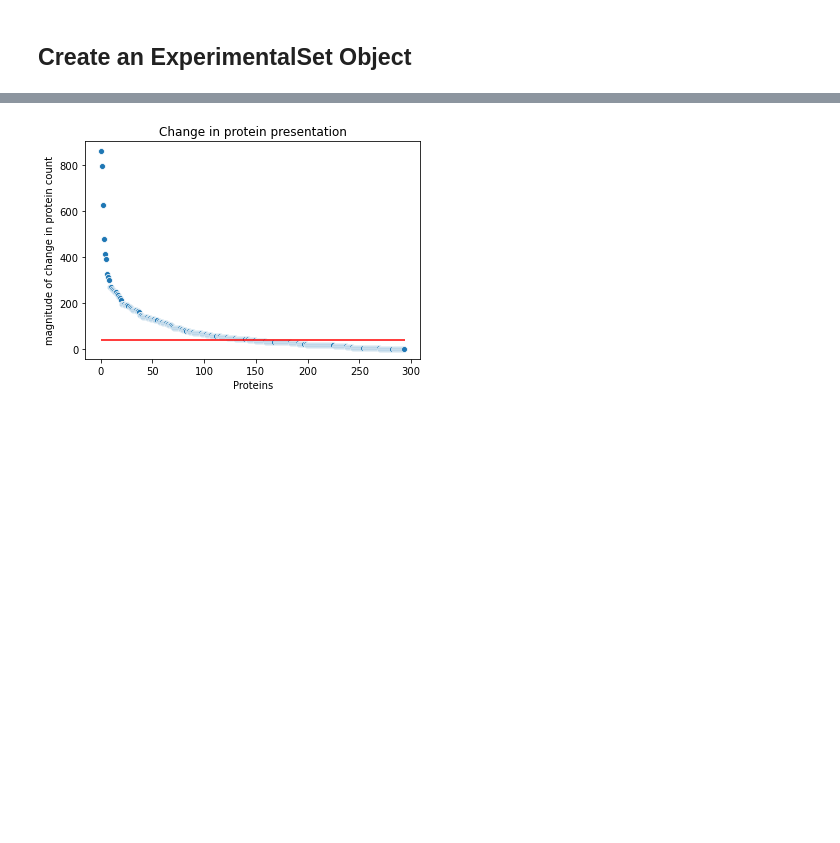
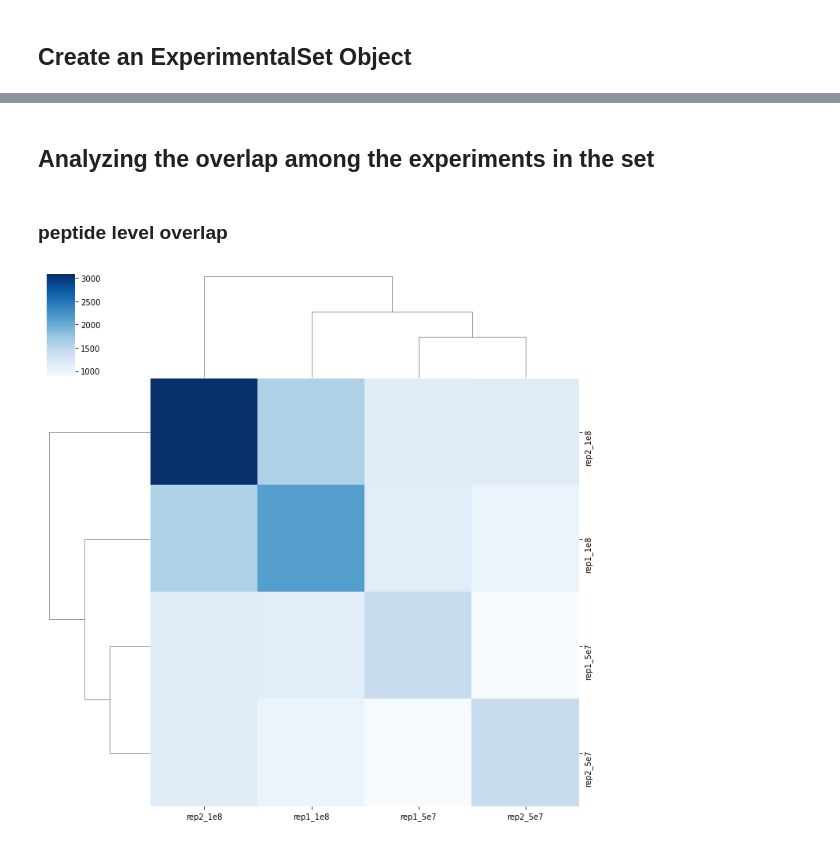
Before and after one commit to ikmb/iptoolkit, a Jupyter notebook: Tutorials/Tutorial_three_comparing_different_experiments.ipynb, the cells around one changed output, grey strips where cells are left out. Drawn from its saved outputs; the diff is of its cells as text; code cells hidden in the pictures; blank space fills up the shorter version.

```diff
--- a/Tutorials/Tutorial_three_comparing_different_experiments.ipynb
+++ b/Tutorials/Tutorial_three_comparing_different_experiments.ipynb
@@ -52,2 +59,23 @@ table_two: pd.DataFrame = parse_text_table(path2file='LRS_B.csv',
+# %%
+# load rep1 with 5e7 cells
+rep1_5e7: pd.DataFrame = parse_xml_based_format_to_identification_table(
+    path2XML_file="idXML/0810202_0.5_all_ids_merged_psm_perc_filtered.idXML",
+    path2fastaDB="database/human_proteome.fasta",
+    is_idXML= True)
+# load rep1 with 1e8 cells
+rep1_1e8: pd.DataFrame = parse_xml_based_format_to_identification_table(
+    path2XML_file="idXML/0810202_1_all_ids_merged_psm_perc_filtered.idXML",
+    path2fastaDB="database/human_proteome.fasta",
+    is_idXML= True)
+# load rep2 with 5e7 cells
+rep2_5e7: pd.DataFrame = parse_xml_based_format_to_identification_table(
+    path2XML_file="idXML/27112020_0.5_all_ids_merged_psm_perc_filtered.idXML",
+    path2fastaDB="database/human_proteome.fasta",
+    is_idXML= True)
+# load rep2 with 1e8 cells
+rep2_1e8: pd.DataFrame = parse_xml_based_format_to_identification_table(
+    path2XML_file="idXML/27112020_1_all_ids_merged_psm_perc_filtered.idXML",
+    path2fastaDB="database/human_proteome.fasta",
+    is_idXML= True)
 # %% [markdown]
 ## Create the experiments
@@ -75,2 +82,15 @@ exp_2.annotate_proteins(org_db)
+# %%
+# define experiment for rep1 5e7 cells
+exp_rep1_5e7= Experiment(proband=donor,hla_set=hlas,tissue=tissue,database=seqs,
+                 ident_table=rep1_5e7)
+# define experiment for rep1 1e8 cells
+exp_rep1_1e8= Experiment(proband=donor,hla_set=hlas,tissue=tissue,database=seqs,
+                 ident_table=rep1_1e8)
+# define experiment for rep2 5e7 cells
+exp_rep2_5e7= Experiment(proband=donor,hla_set=hlas,tissue=tissue,database=seqs,
+                 ident_table=rep2_5e7)
+# define experiment for rep2 1e8 cells
+exp_rep2_1e8= Experiment(proband=donor,hla_set=hlas,tissue=tissue,database=seqs,
+                 ident_table=rep2_1e8)
 # %% [markdown]
 ## Create an ExperimentalSet Object
@@ -305,4 +97,14 @@ def plot_change_in_presentation_between_experiment(
-# %%
-fig=plot_change_in_presentation_between_experiment(distance_tensor,0,1)
-# %% [output]
-[figure, removed]
+# %%
+exps: ExperimentSet = ExperimentSet(**{'rep1_5e7':exp_rep1_5e7,
+                                    'rep1_1e8':exp_rep1_1e8,
+                                    'rep2_5e7':exp_rep2_5e7,
+                                    'rep2_1e8':exp_rep2_1e8})
+# %% [markdown]
+## Analyzing the overlap among the experiments in the set
+# %% [markdown]
+### peptide level overlap
+# %%
+peptide_overlap = exps.compute_peptide_overlap_matrix()
+fig=plot_overlap_heatmap(peptide_overlap,plotting_kwargs={"cmap":"Blues","annot_kws":{"size": 24}})
+# %% [output]
+[figure, added]
```
Also changed, not shown: parts of 88 cells of this notebook, 19 other files.
